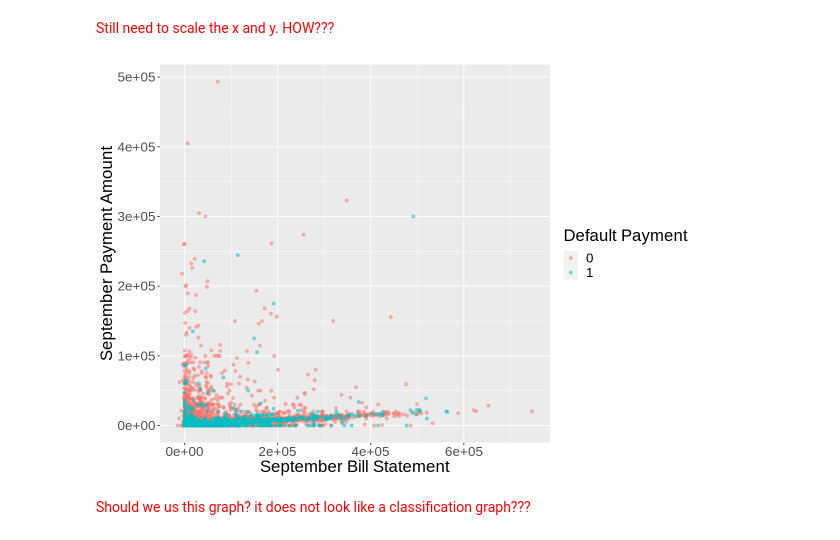
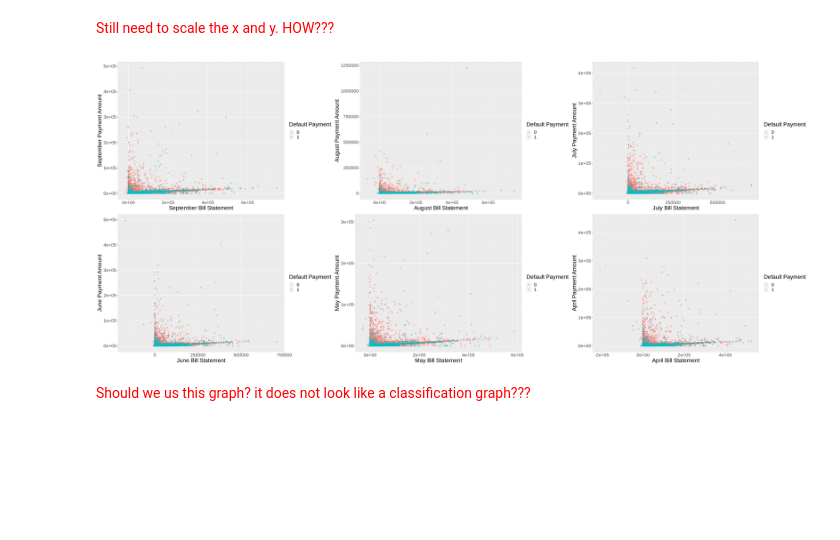
Before and after one commit to steph-feng/DSCI-100-Group-85, a Jupyter notebook: Code_Group Proposal.ipynb, the cells around one changed output. Cells and saved outputs as stored; diff of their text form; code cells hidden in the pictures; blank space fills up the shorter version.

Commit message:
Updated Table and Visual

```diff
--- a/Code_Group Proposal.ipynb
+++ b/Code_Group Proposal.ipynb
@@ -159,19 +211,102 @@ From the graph, it appears that credit defaults are more dominent in clients wit
 # %%
 #VISUALIZATION
 
-options(repr.plot.width = 10, repr.plot.height = 7)
+options(repr.plot.width = 35, repr.plot.height = 15)
 
 sept_bill_vs_payment <- credit_train |>
 ggplot(aes(x = BILL_SEPT, y = PAY_SEPT, color = DEFAULT)) +
 geom_point(alpha = 0.5) +
 labs(x = "September Bill Statement",
      y = "September Payment Amount",
      color = "Default Payment") +
 theme(text = element_text(size = 20))
+# sept_bill_vs_payment
 
-sept_bill_vs_payment
+aug_bill_vs_payment <- credit_train |>
+ggplot(aes(x = BILL_AUG, y = PAY_AUG, color = DEFAULT)) +
+geom_point(alpha = 0.5) +
+labs(x = "August Bill Statement",
+     y = "August Payment Amount",
+     color = "Default Payment") +
+theme(text = element_text(size = 20))
+
+jul_bill_vs_payment <- credit_train |>
+ggplot(aes(x = BILL_JUL, y = PAY_JUL, color = DEFAULT)) +
+geom_point(alpha = 0.5) +
+labs(x = "July Bill Statement",
+     y = "July Payment Amount",
+     color = "Default Payment") +
+theme(text = element_text(size = 20))
+
+jun_bill_vs_payment <- credit_train |>
+ggplot(aes(x = BILL_JUN, y = PAY_JUN, color = DEFAULT)) +
+geom_point(alpha = 0.5) +
+labs(x = "June Bill Statement",
+     y = "June Payment Amount",
+     color = "Default Payment") +
+theme(text = element_text(size = 20))
+
+may_bill_vs_payment <- credit_train |>
+ggplot(aes(x = BILL_MAY, y = PAY_MAY, color = DEFAULT)) +
+geom_point(alpha = 0.5) +
+labs(x = "May Bill Statement",
+     y = "May Payment Amount",
+     color = "Default Payment") +
+theme(text = element_text(size = 20))
+
+apr_bill_vs_payment <- credit_train |>
+ggplot(aes(x = BILL_APR, y = PAY_APR, color = DEFAULT)) +
+geom_point(alpha = 0.5) +
+labs(x = "April Bill Statement",
+     y = "April Payment Amount",
+     color = "Default Payment") +
+theme(text = element_text(size = 20))
+
+plot_grid(sept_bill_vs_payment, aug_bill_vs_payment,
+          jul_bill_vs_payment, jun_bill_vs_payment,
+          may_bill_vs_payment, apr_bill_vs_payment,
+          label_size = 12)
+
+# source: https://cran.r-project.org/web/packages/cowplot/vignettes/introduction.html
+
+# general visualization
+# attach(credit_train)
+# par(mfrow=c(2,2))
+# plot(BILL_SEPT, PAY_SEPT, main = "Scatterplot of September Bill vs. Payment")
+# plot(BILL_AUG, PAY_AUG, main = "Scatterplot of August Bill vs. Payment")
+# plot(BILL_JUL, PAY_JUL, main = "Scatterplot of July Bill vs. Payment")
+# plot(BILL_JUN, PAY_JUN, main = "Scatterplot of June Bill vs. Payment")
+# plot(BILL_MAY, PAY_MAY, main = "Scatterplot of May Bill vs. Payment")
+# plot(BILL_APR, PAY_APR, main = "Scatterplot of April Bill vs. Payment")
+
+# source: https://www.statmethods.net/advgraphs/ggplot2.html
+
+# tweaked graph with differnt scales
+# sept_bill_vs_payment2 <- credit_train |>
+# ggplot(aes(x = BILL_SEPT, y = PAY_SEPT, color = DEFAULT)) +
+# geom_point(alpha = 0.5) +
+# labs(x = "September Bill Statement",
+#      y = "September Payment Amount",
+#      color = "Default Payment") +
+# scale_x_log10() +
+# scale_y_log10()+
+# theme(text = element_text(size = 20))
+
+# sept_bill_vs_payment2
+
+# sept_bill_vs_payment3 <- credit_train |>
+# ggplot(aes(x = BILL_SEPT, y = PAY_SEPT, color = DEFAULT)) +
+# geom_point(alpha = 0.5) +
+# labs(x = "September Bill Statement",
+#      y = "September Payment Amount",
+#      color = "Default Payment") +
+# scale_x_continuous() +
+# scale_y_continuous()+
+# theme(text = element_text(size = 20))
+
+# sept_bill_vs_payment3
 # %% [output]
-[figure, old version]
+[figure, new version]
 # %% [markdown]
 <font color ='red'> Should we us this graph? it does not look like a classification graph??? </font>
 # %%
```
Also changed, not shown: parts of 3 cells of this notebook.
